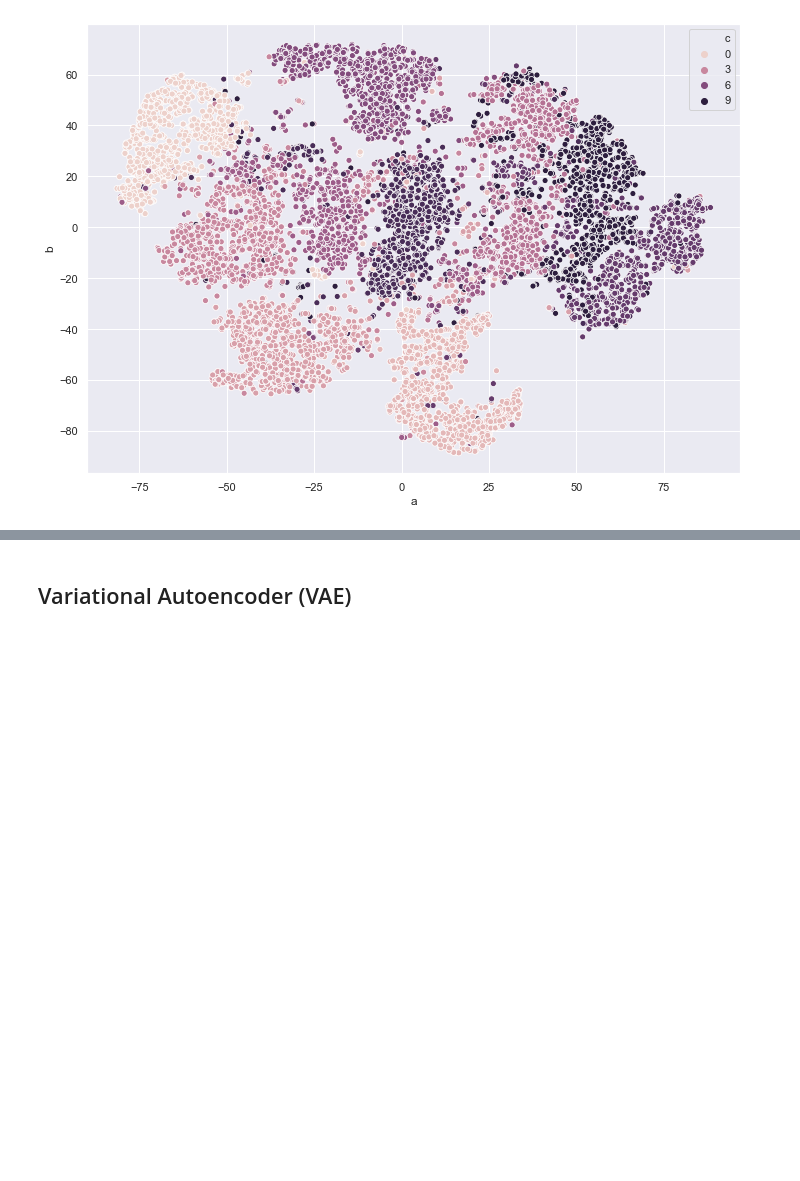
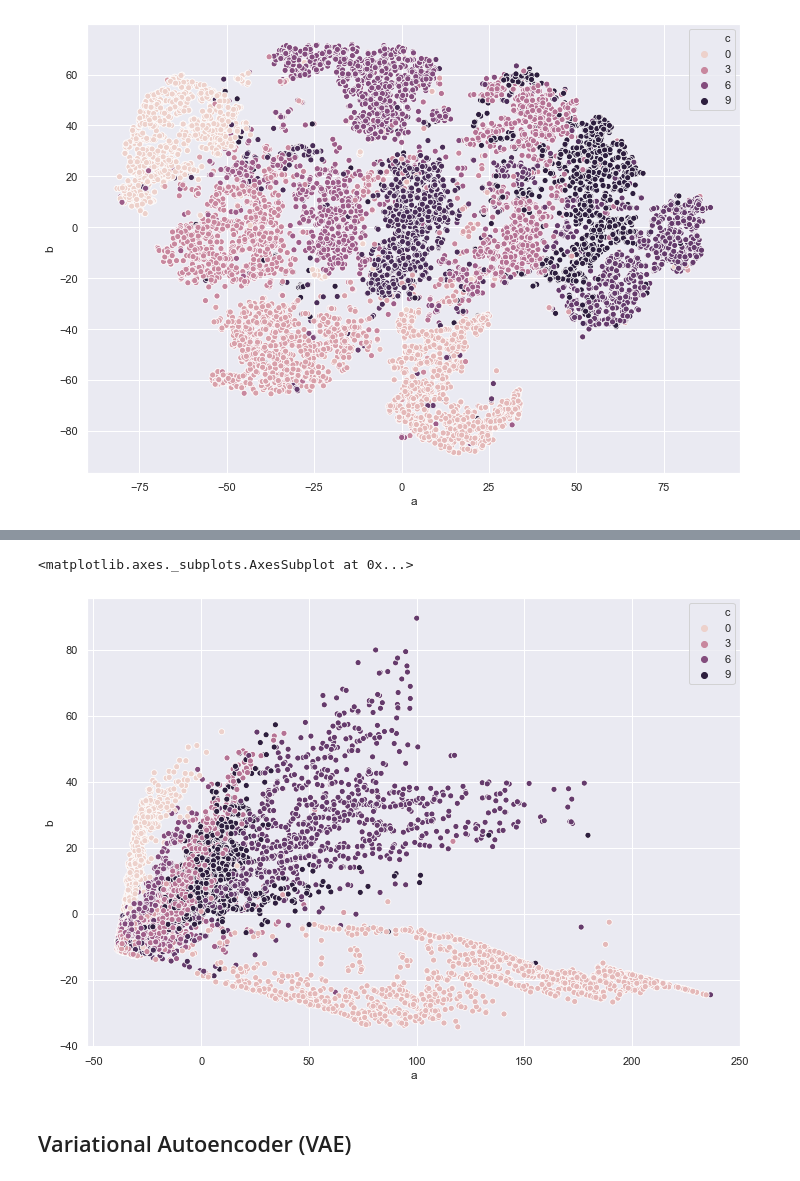
Before and after one commit to AStoeffelbauer/PyTorchTraining, a Jupyter notebook: Autoencoder.ipynb, the cells around one changed output, grey strips where cells are left out. Cells and saved outputs as stored; diff of their text form; code cells hidden in the pictures; blank space fills up the shorter version.

```diff
--- a/Autoencoder.ipynb
+++ b/Autoencoder.ipynb
@@ -159,3 +199,21 @@ sns.scatterplot(x='a', y='b', hue='c', data=df)
+# %%
+# MDS for dimensionality reduction
+
+from sklearn.manifold import MDS, Isomap
+n=10000
+mds = MDS()
+iso = Isomap(n_components=2, n_neighbors=10)
+X_reduced = iso.fit_transform(emb[:n])
+
+labels_clean = np.where(y_test==1)[1]
+df = pd.DataFrame(data=X_reduced)
+df[2] = labels_clean[:n]
+df.columns = ['a', 'b', 'c']
+
+sns.scatterplot(x='a', y='b', hue='c', data=df)
+# %% [output]
+<matplotlib.axes._subplots.AxesSubplot at 0x...>
+[figure, added]
 # %% [markdown]
 ## Variational Autoencoder (VAE)
 # %%
```
Also changed, not shown: parts of 7 cells of this notebook.
